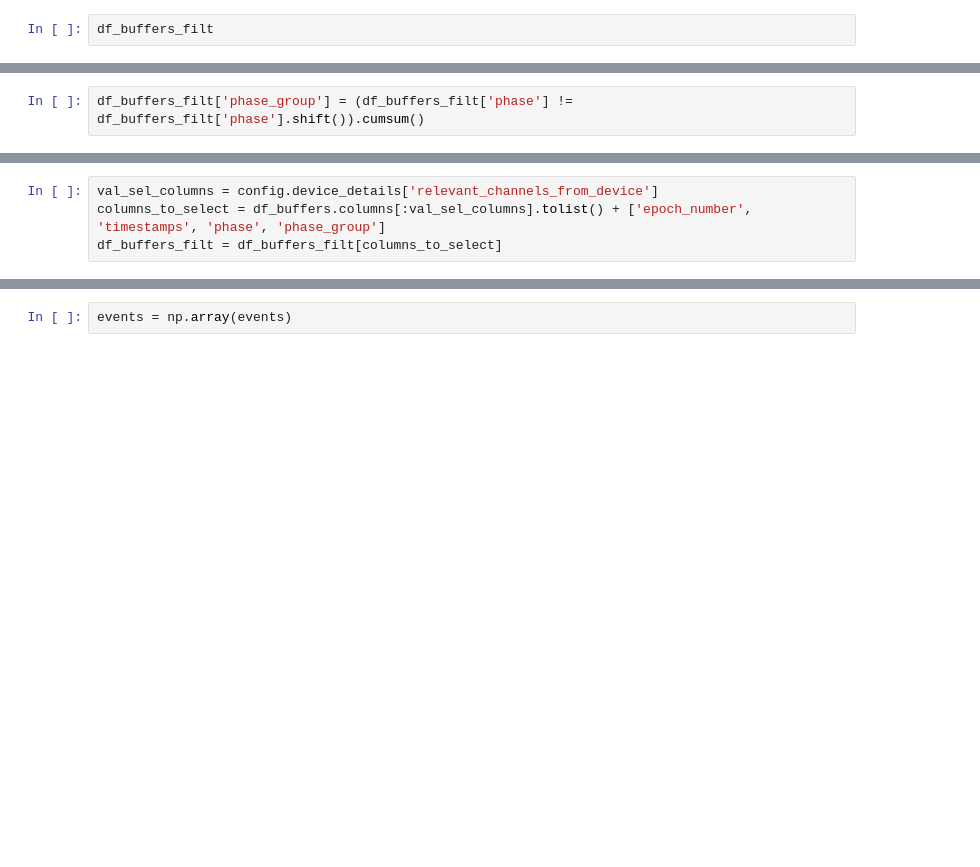
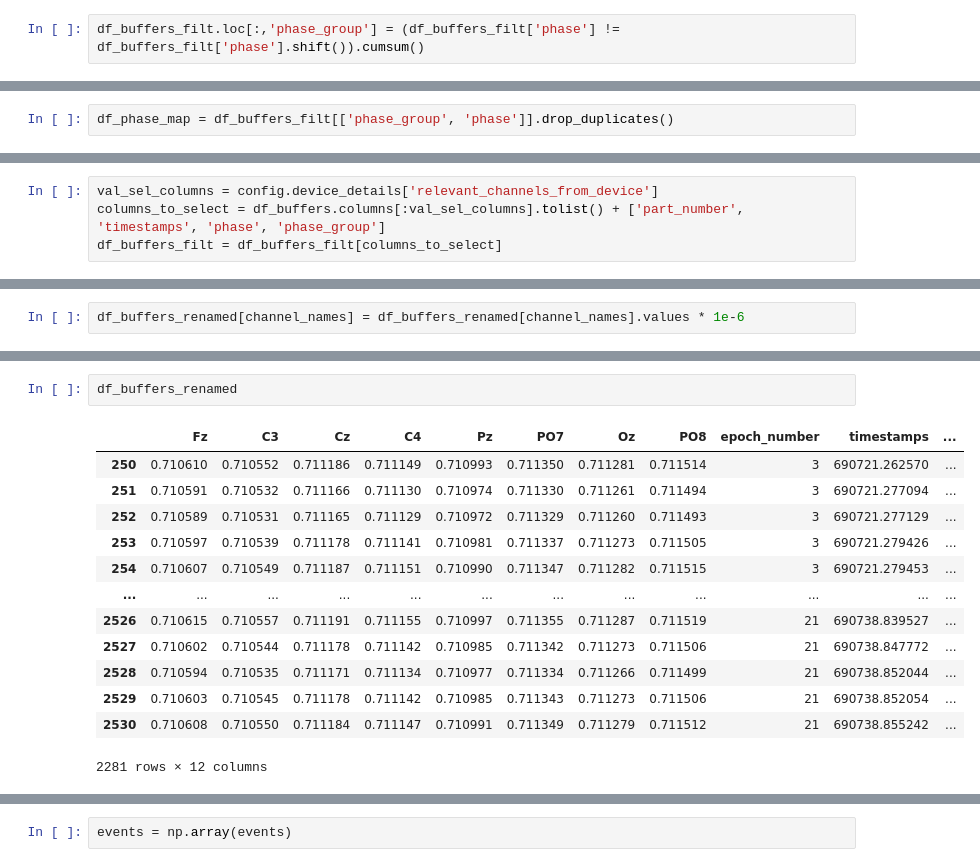
Before and after one commit to cosmicdonut1/NEvol-project, a Jupyter notebook: epoching_logic.ipynb, the cells around one changed output, grey strips where cells are left out. Drawn from its saved outputs; the diff is of its cells as text; blank space fills up the shorter version.

```diff
--- a/epoching_logic.ipynb
+++ b/epoching_logic.ipynb
@@ -97,3 +349,3 @@ df_buffers_filt = df_buffers[df_buffers['phase'].apply(lambda x: any(item in x f
 # %%
-df_buffers_filt
+df_buffers_filt.loc[:,'phase_group'] = (df_buffers_filt['phase'] != df_buffers_filt['phase'].shift()).cumsum()
 # %% [output]
@@ -113,2 +357,2 @@ df_buffers_filt
 # %%
-df_buffers_filt['phase_group'] = (df_buffers_filt['phase'] != df_buffers_filt['phase'].shift()).cumsum()
+df_phase_map = df_buffers_filt[['phase_group', 'phase']].drop_duplicates()
@@ -139,5 +385,5 @@ df_phase_map = df_buffers_filt[['phase_group', 'phase']].drop_duplicates()
 # %%
 val_sel_columns = config.device_details['relevant_channels_from_device']
-columns_to_select = df_buffers.columns[:val_sel_columns].tolist() + ['epoch_number', 'timestamps', 'phase', 'phase_group']
+columns_to_select = df_buffers.columns[:val_sel_columns].tolist() + ['part_number', 'timestamps', 'phase', 'phase_group']
 df_buffers_filt = df_buffers_filt[columns_to_select]
 # %%
@@ -148,0 +393,2 @@ df_buffers_renamed = df_buffers_filt.rename(columns=rename_dict)
+# %%
+df_buffers_renamed[channel_names] = df_buffers_renamed[channel_names].values * 1e-6
@@ -148,0 +420,16 @@ df_buffers_renamed = df_buffers_filt.rename(columns=rename_dict)
+# %%
+df_buffers_renamed
+# %% [output]
+|  | Fz | C3 | Cz | C4 | Pz | PO7 | Oz | PO8 | epoch_number | timestamps | ... |
+| 250 | 0.710610 | 0.710552 | 0.711186 | 0.711149 | 0.710993 | 0.711350 | 0.711281 | 0.711514 | 3 | 690721.262570 | ... |
+| 251 | 0.710591 | 0.710532 | 0.711166 | 0.711130 | 0.710974 | 0.711330 | 0.711261 | 0.711494 | 3 | 690721.277094 | ... |
+| 252 | 0.710589 | 0.710531 | 0.711165 | 0.711129 | 0.710972 | 0.711329 | 0.711260 | 0.711493 | 3 | 690721.277129 | ... |
+| 253 | 0.710597 | 0.710539 | 0.711178 | 0.711141 | 0.710981 | 0.711337 | 0.711273 | 0.711505 | 3 | 690721.279426 | ... |
+| 254 | 0.710607 | 0.710549 | 0.711187 | 0.711151 | 0.710990 | 0.711347 | 0.711282 | 0.711515 | 3 | 690721.279453 | ... |
+| ... | ... | ... | ... | ... | ... | ... | ... | ... | ... | ... | ... |
+| 2526 | 0.710615 | 0.710557 | 0.711191 | 0.711155 | 0.710997 | 0.711355 | 0.711287 | 0.711519 | 21 | 690738.839527 | ... |
+| 2527 | 0.710602 | 0.710544 | 0.711178 | 0.711142 | 0.710985 | 0.711342 | 0.711273 | 0.711506 | 21 | 690738.847772 | ... |
+| 2528 | 0.710594 | 0.710535 | 0.711171 | 0.711134 | 0.710977 | 0.711334 | 0.711266 | 0.711499 | 21 | 690738.852044 | ... |
+| 2529 | 0.710603 | 0.710545 | 0.711178 | 0.711142 | 0.710985 | 0.711343 | 0.711273 | 0.711506 | 21 | 690738.852054 | ... |
+| 2530 | 0.710608 | 0.710550 | 0.711184 | 0.711147 | 0.710991 | 0.711349 | 0.711279 | 0.711512 | 21 | 690738.855242 | ... |
+2281 rows × 12 columns
```
Also changed, not shown: parts of 62 cells of this notebook, 41 other files.
